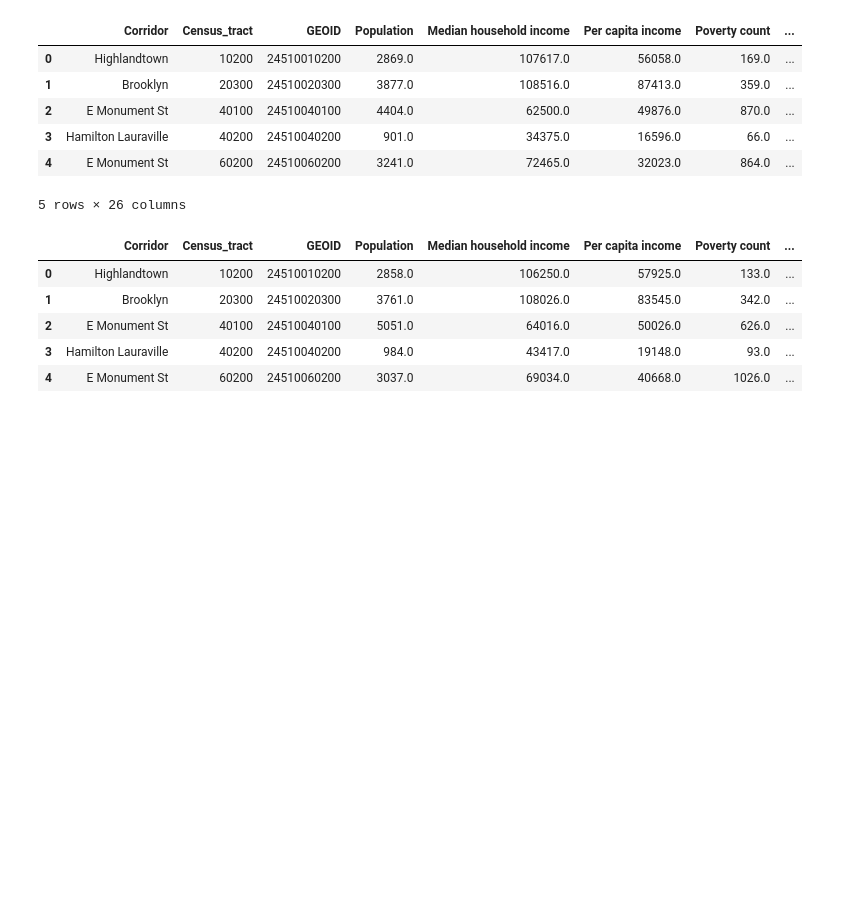
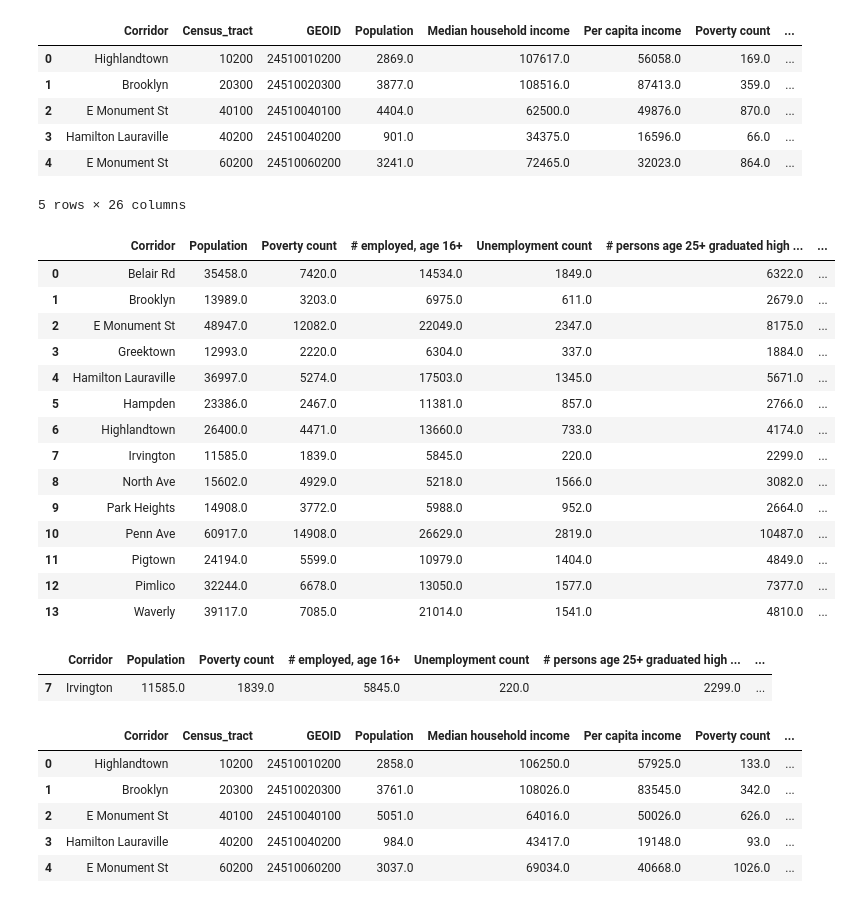
Before and after one commit to Jenkir/Land_Use_Commitee_CC_Analysis, a Jupyter notebook: corridor_plots_practice.ipynb, the cells around one changed output. Cells and saved outputs as stored; diff of their text form; code cells hidden in the pictures; blank space fills up the shorter version.

```diff
--- a/corridor_plots_practice.ipynb
+++ b/corridor_plots_practice.ipynb
@@ -280,6 +232,40 @@ df_2018.head()
 | 3 | Hamilton Lauraville | 40200 | 24510040200 | 901.0 | 34375.0 | 16596.0 | 66.0 | ... |
 | 4 | E Monument St | 60200 | 24510060200 | 3241.0 | 72465.0 | 32023.0 | 864.0 | ... |
 5 rows × 26 columns
+# %%
+# remove columns "Census_tract," "GEOID," "Median household income," "poverty rate," and "Unemployment rate"
+corridors_2018 = df_2018.drop(["Census_tract", "Per capita income", "GEOID", "Median household income","Poverty rate", "Unemployment rate" ], axis=1)
+
+# Use .groupby an .agg to sum the amounts for each corridor so it is easier to run analysis
+df_2018_statistics = corridors_2018.groupby(['Corridor'], as_index=False).agg(
+    {'Population': sum, 'Poverty count': sum, '# employed, age 16+': sum,'Unemployment count':sum, '# persons age 25+ graduated high school': sum,
+     'Pop. Black': sum, 'Pop. 2 or more races': sum, 'Pop. Hispanic origin': sum, 'Pop. Asian': sum,
+     'Total pop. in occupied housing units by tenure': sum, 'Total owner-occupied units': sum, 'Total renter-occupied units': sum, 'Pop. <18 years': sum,
+     'Pop. working age': sum, 'Pop. 65+ years': sum}
+)
+df_2018_statistics
+# %% [output]
+|  | Corridor | Population | Poverty count | # employed, age 16+ | Unemployment count | # persons age 25+ graduated high ... | ... |
+| 0 | Belair Rd | 35458.0 | 7420.0 | 14534.0 | 1849.0 | 6322.0 | ... |
+| 1 | Brooklyn | 13989.0 | 3203.0 | 6975.0 | 611.0 | 2679.0 | ... |
+| 2 | E Monument St | 48947.0 | 12082.0 | 22049.0 | 2347.0 | 8175.0 | ... |
+| 3 | Greektown | 12993.0 | 2220.0 | 6304.0 | 337.0 | 1884.0 | ... |
+| 4 | Hamilton Lauraville | 36997.0 | 5274.0 | 17503.0 | 1345.0 | 5671.0 | ... |
+| 5 | Hampden | 23386.0 | 2467.0 | 11381.0 | 857.0 | 2766.0 | ... |
+| 6 | Highlandtown | 26400.0 | 4471.0 | 13660.0 | 733.0 | 4174.0 | ... |
+| 7 | Irvington | 11585.0 | 1839.0 | 5845.0 | 220.0 | 2299.0 | ... |
+| 8 | North Ave | 15602.0 | 4929.0 | 5218.0 | 1566.0 | 3082.0 | ... |
+| 9 | Park Heights | 14908.0 | 3772.0 | 5988.0 | 952.0 | 2664.0 | ... |
+| 10 | Penn Ave | 60917.0 | 14908.0 | 26629.0 | 2819.0 | 10487.0 | ... |
+| 11 | Pigtown | 24194.0 | 5599.0 | 10979.0 | 1404.0 | 4849.0 | ... |
+| 12 | Pimlico | 32244.0 | 6678.0 | 13050.0 | 1577.0 | 7377.0 | ... |
+| 13 | Waverly | 39117.0 | 7085.0 | 21014.0 | 1541.0 | 4810.0 | ... |
+# %%
+# Show corridor with lowest population
+df_2018_statistics[ df_2018_statistics['Population'] == df_2018_statistics['Population'].min()]
+# %% [output]
+|  | Corridor | Population | Poverty count | # employed, age 16+ | Unemployment count | # persons age 25+ graduated high ... | ... |
+| 7 | Irvington | 11585.0 | 1839.0 | 5845.0 | 220.0 | 2299.0 | ... |
 # %%
 data_2019 = "./CSVs/CommCorr_Census_Stats_2019.csv"
 df_2019 = pd.read_csv(data_2019)
```
Also changed, not shown: parts of 17 cells of this notebook.
